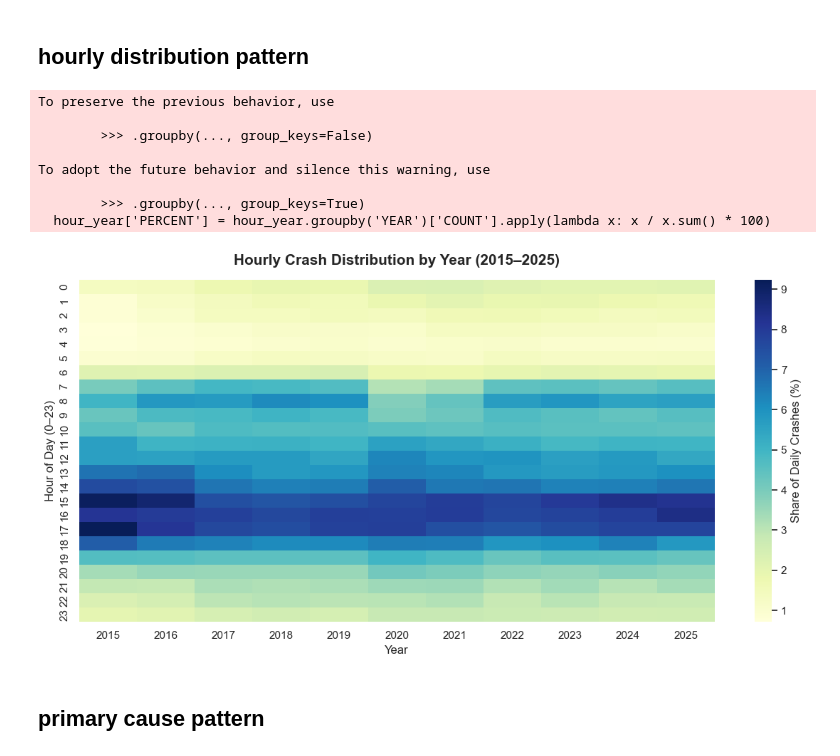
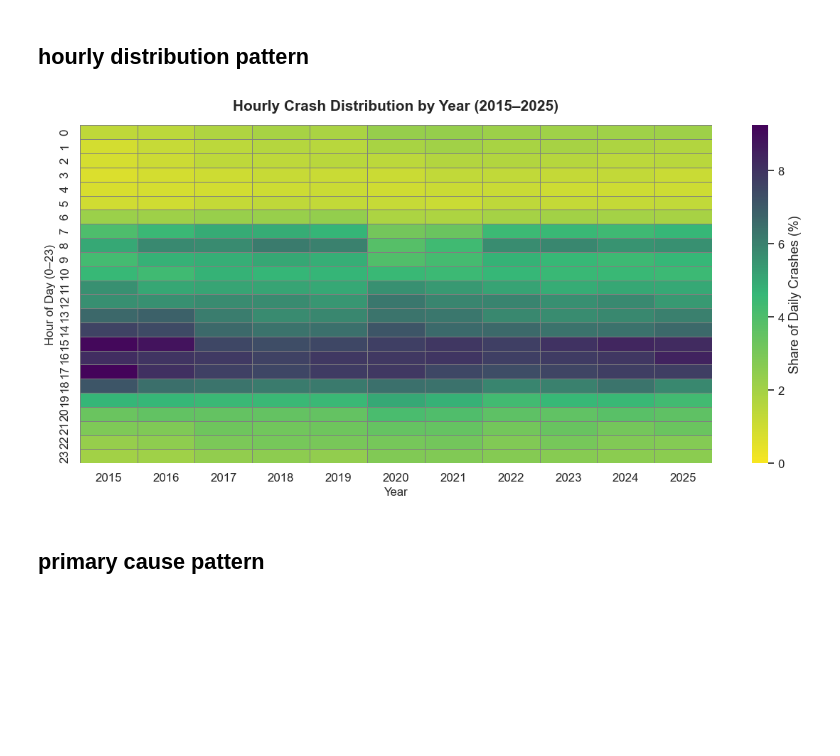
Before and after one commit to JoonseopKim/chicago_traffic_crashes, a Jupyter notebook: report4_q1_and_q3.ipynb, the cells around one changed output. Cells and saved outputs as stored; diff of their text form; code cells hidden in the pictures; blank space fills up the shorter version.

```diff
--- a/report4_q1_and_q3.ipynb
+++ b/report4_q1_and_q3.ipynb
@@ -143,38 +307,46 @@ plt.show()
 # patterns shifts since 2015
 # %% [markdown]
 ## hourly distribution pattern
-# %%
-df['CRASH_DATE'] = pd.to_datetime(df['CRASH_DATE'], errors='coerce')
-df['HOUR'] = df['CRASH_DATE'].dt.hour
-df['YEAR'] = df['CRASH_DATE'].dt.year
-
-hour_year = (
-    df[df['YEAR'] >= 2015]
-    .groupby(['YEAR', 'HOUR'])
-    .size()
-    .reset_index(name='COUNT')
-)
-hour_year['PERCENT'] = hour_year.groupby('YEAR')['COUNT'].apply(lambda x: x / x.sum() * 100)
-
-pivot = hour_year.pivot(index='HOUR', columns='YEAR', values='PERCENT')
-
-plt.figure(figsize=(12, 6))
-sns.heatmap(pivot, cmap="YlGnBu", cbar_kws={'label': 'Share of Daily Crashes (%)'})
-plt.title("Hourly Crash Distribution by Year (2015–2025)", fontsize=15, weight='bold', pad=15)
-plt.xlabel("Year")
-plt.ylabel("Hour of Day (0–23)")
-plt.tight_layout()
-plt.show()
-# %% [output]
-To preserve the previous behavior, use
-
-        >>> .groupby(..., group_keys=False)
-
-To adopt the future behavior and silence this warning, use
-
-        >>> .groupby(..., group_keys=True)
-  hour_year['PERCENT'] = hour_year.groupby('YEAR')['COUNT'].apply(lambda x: x / x.sum() * 100)
-[figure, removed]
+# %%
+
+
+df['CRASH_DATE'] = pd.to_datetime(df['CRASH_DATE'], errors='coerce')
+df['HOUR'] = df['CRASH_DATE'].dt.hour
+df['YEAR'] = df['CRASH_DATE'].dt.year
+
+hour_year = (
+    df[df['YEAR'] >= 2015]
+    .groupby(['YEAR', 'HOUR'])
+    .size()
+    .reset_index(name='COUNT')
+)
+hour_year['PERCENT'] = hour_year.groupby('YEAR')['COUNT'].apply(lambda x: x / x.sum() * 100)
+
+pivot = hour_year.pivot(index='HOUR', columns='YEAR', values='PERCENT')
+
+
+cmap = LinearSegmentedColormap.from_list(
+    "traffic_contrast", ["#F8E620", "#35B777", "#44045A"]
+)
+
+plt.figure(figsize=(12, 6))
+sns.heatmap(
+    pivot,
+    cmap=cmap,
+    linewidths=0.4,
+    linecolor='gray',
+    vmin=0,
+    vmax=pivot.max().max(),
+    cbar_kws={'label': 'Share of Daily Crashes (%)'}
+)
+plt.title("Hourly Crash Distribution by Year (2015–2025)",
+          fontsize=15, weight='bold', pad=15)
+plt.xlabel("Year", fontsize=12)
+plt.ylabel("Hour of Day (0–23)", fontsize=12)
+plt.tight_layout()
+plt.show()
+# %% [output]
+[figure, added]
 # %% [markdown]
 ## primary cause pattern
 # %% [markdown]
```
Also changed, not shown: parts of 17 cells of this notebook.
